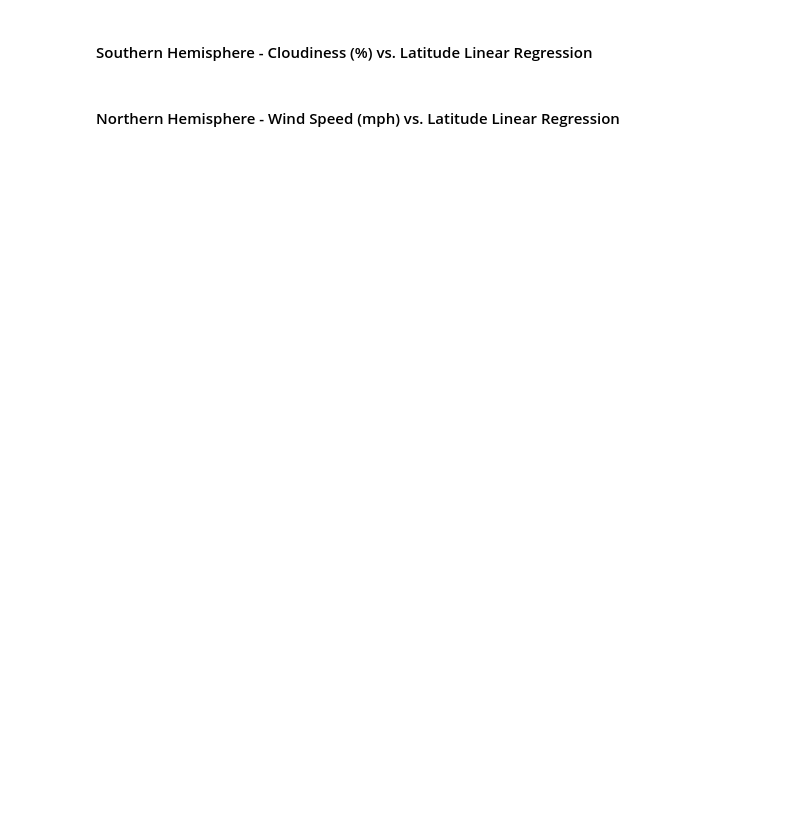
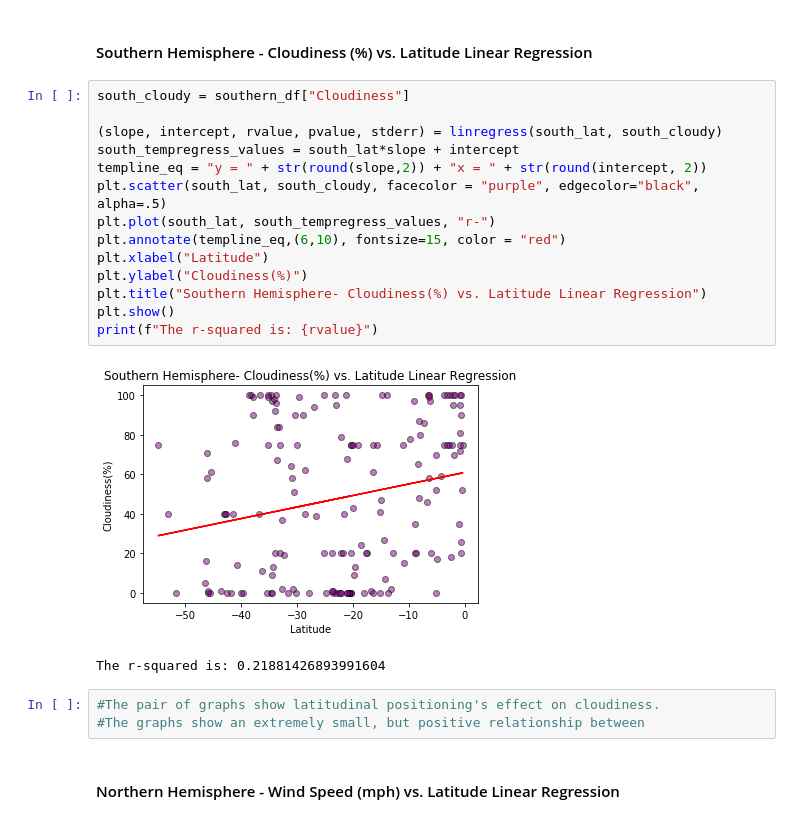
Before and after one commit to Bcliffwm/python-api-challenge, a Jupyter notebook: starter_code/WeatherPy.ipynb, the cells around one changed output. Saved outputs shown, nothing was run; the diff lists cells and outputs as text; blank space fills up the shorter version.

```diff
--- a/starter_code/WeatherPy.ipynb
+++ b/starter_code/WeatherPy.ipynb
@@ -319,4 +344,24 @@ print(f"The r-squared is: {rvalue}")
 # %% [markdown]
 ####  Southern Hemisphere - Cloudiness (%) vs. Latitude Linear Regression
+# %%
+south_cloudy = southern_df["Cloudiness"]
+
+(slope, intercept, rvalue, pvalue, stderr) = linregress(south_lat, south_cloudy)
+south_tempregress_values = south_lat*slope + intercept
+templine_eq = "y = " + str(round(slope,2)) + "x = " + str(round(intercept, 2))
+plt.scatter(south_lat, south_cloudy, facecolor = "purple", edgecolor="black", alpha=.5)
+plt.plot(south_lat, south_tempregress_values, "r-")
+plt.annotate(templine_eq,(6,10), fontsize=15, color = "red")
+plt.xlabel("Latitude")
+plt.ylabel("Cloudiness(%)")
+plt.title("Southern Hemisphere- Cloudiness(%) vs. Latitude Linear Regression")
+plt.show()
+print(f"The r-squared is: {rvalue}")
+# %% [output]
+[figure, added]
+The r-squared is: 0.21881426893991604
+# %%
+#The pair of graphs show latitudinal positioning's effect on cloudiness.
+#The graphs show an extremely small, but positive relationship between
 # %% [markdown]
 ####  Northern Hemisphere - Wind Speed (mph) vs. Latitude Linear Regression
```
Also changed, not shown: parts of 9 cells of this notebook.
